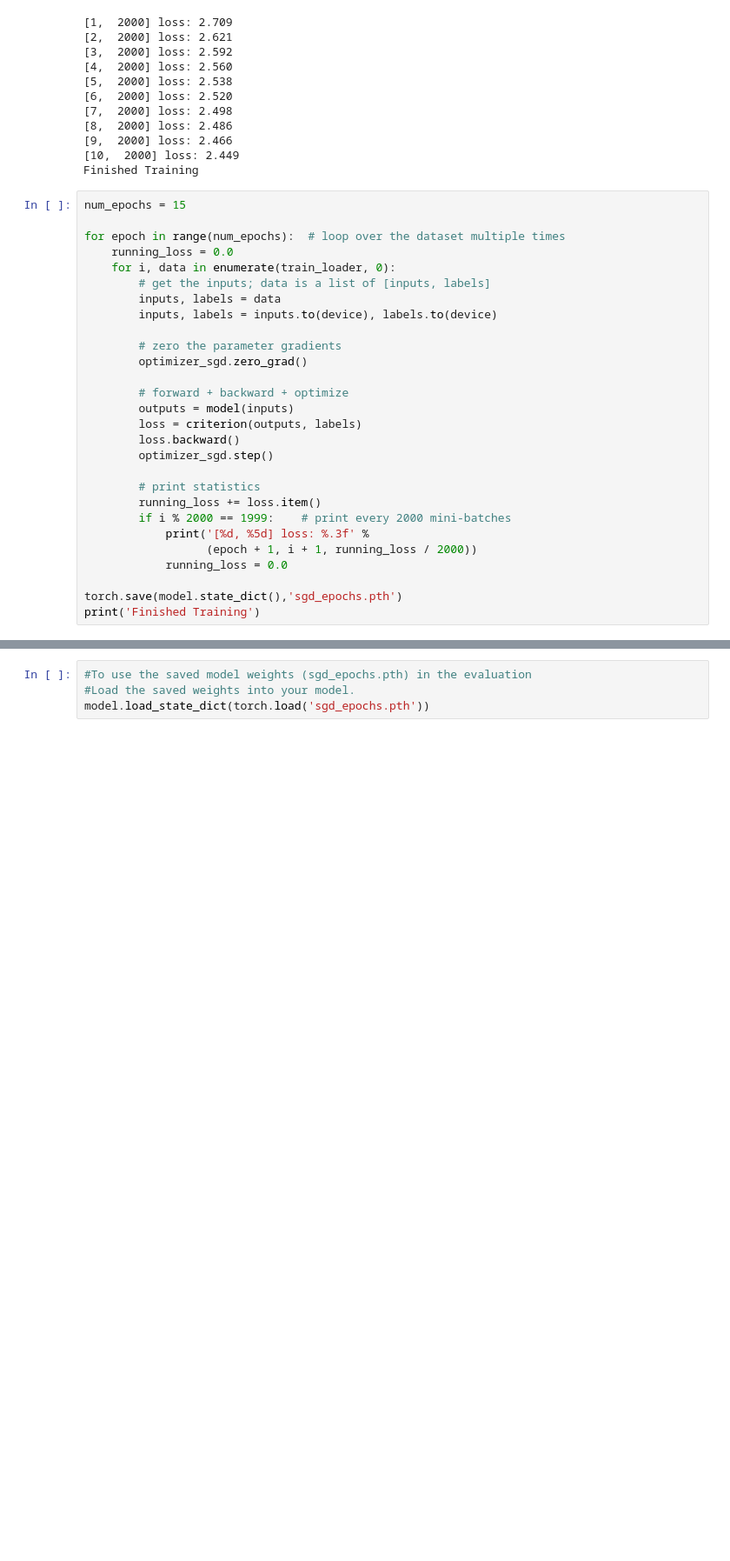
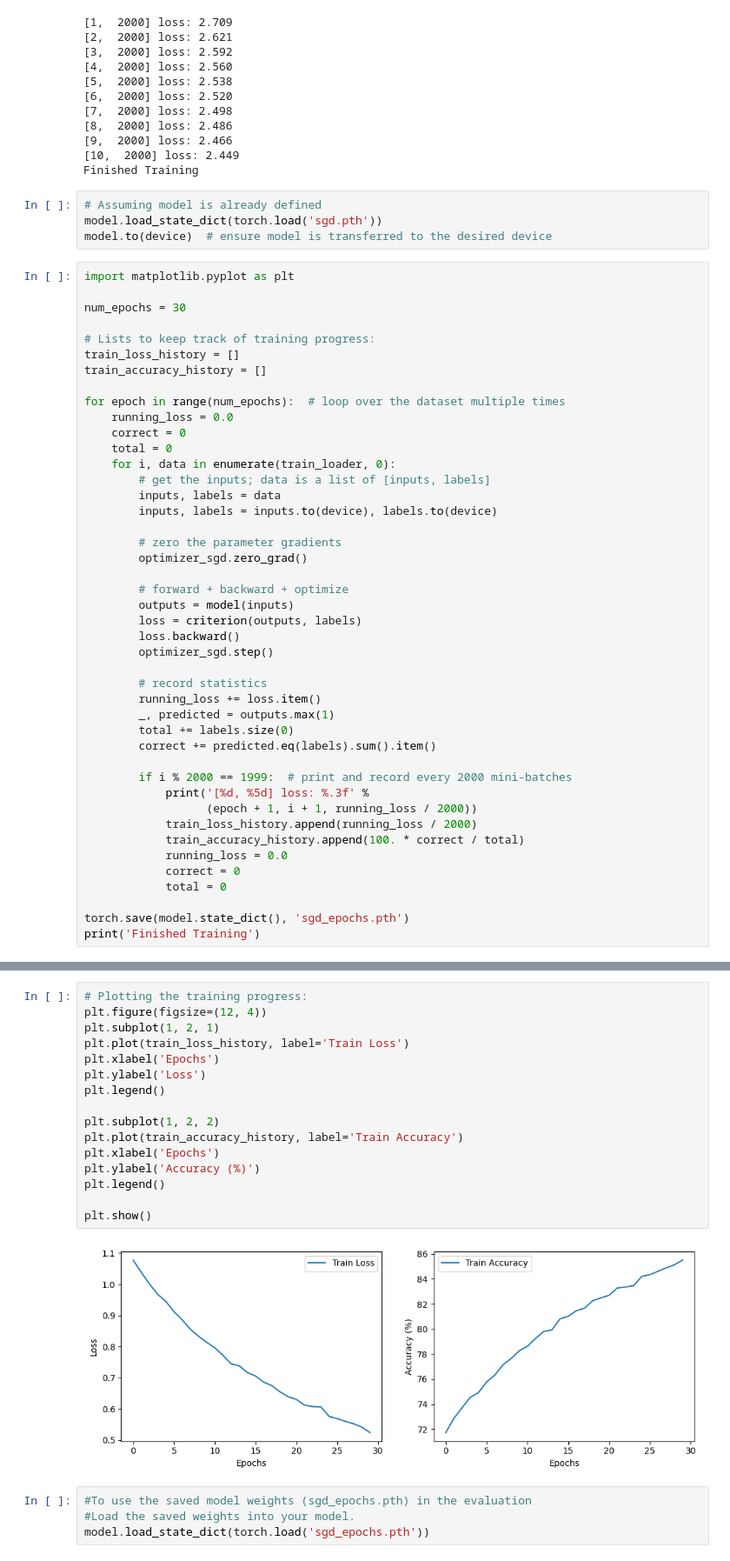
Before and after one commit to Joizra/Multilayer-Perceptron, a Jupyter notebook: Image_classification_CNN.ipynb, the cells around one changed output, grey strips where cells are left out. Shown: that part at 87% size. Cells and saved outputs as stored; diff of their text form; blank space fills up the shorter version.

```diff
--- a/Image_classification_CNN.ipynb
+++ b/Image_classification_CNN.ipynb
@@ -396,11 +438,23 @@ print('Finished Training')
 [9,  2000] loss: 2.466
 [10,  2000] loss: 2.449
 Finished Training
+# %%
+# Assuming model is already defined
+model.load_state_dict(torch.load('sgd.pth'))
+model.to(device)  # ensure model is transferred to the desired device
 # %%
-num_epochs = 15
+import matplotlib.pyplot as plt
+
+num_epochs = 30
+
+# Lists to keep track of training progress:
+train_loss_history = []
+train_accuracy_history = []
 
 for epoch in range(num_epochs):  # loop over the dataset multiple times
     running_loss = 0.0
+    correct = 0
+    total = 0
     for i, data in enumerate(train_loader, 0):
         # get the inputs; data is a list of [inputs, labels]
         inputs, labels = data
@@ -415,13 +469,21 @@ for epoch in range(num_epochs):  # loop over the dataset multiple times
         loss.backward()
         optimizer_sgd.step()
 
-        # print statistics
+        # record statistics
         running_loss += loss.item()
-        if i % 2000 == 1999:    # print every 2000 mini-batches
+        _, predicted = outputs.max(1)
+        total += labels.size(0)
+        correct += predicted.eq(labels).sum().item()
+
+        if i % 2000 == 1999:  # print and record every 2000 mini-batches
             print('[%d, %5d] loss: %.3f' %
                   (epoch + 1, i + 1, running_loss / 2000))
+            train_loss_history.append(running_loss / 2000)
+            train_accuracy_history.append(100. * correct / total)
             running_loss = 0.0
+            correct = 0
+            total = 0
 
-torch.save(model.state_dict(),'sgd_epochs.pth')
+torch.save(model.state_dict(), 'sgd_epochs.pth')
 print('Finished Training')
 # %% [output]
@@ -443,4 +506,22 @@ print('Finished Training')
 Finished Training
+# %%
+# Plotting the training progress:
+plt.figure(figsize=(12, 4))
+plt.subplot(1, 2, 1)
+plt.plot(train_loss_history, label='Train Loss')
+plt.xlabel('Epochs')
+plt.ylabel('Loss')
+plt.legend()
+
+plt.subplot(1, 2, 2)
+plt.plot(train_accuracy_history, label='Train Accuracy')
+plt.xlabel('Epochs')
+plt.ylabel('Accuracy (%)')
+plt.legend()
+
+plt.show()
+# %% [output]
+[figure, added]
 # %%
 #To use the saved model weights (sgd_epochs.pth) in the evaluation
 #Load the saved weights into your model.
```
Also changed, not shown: parts of 7 cells of this notebook.
